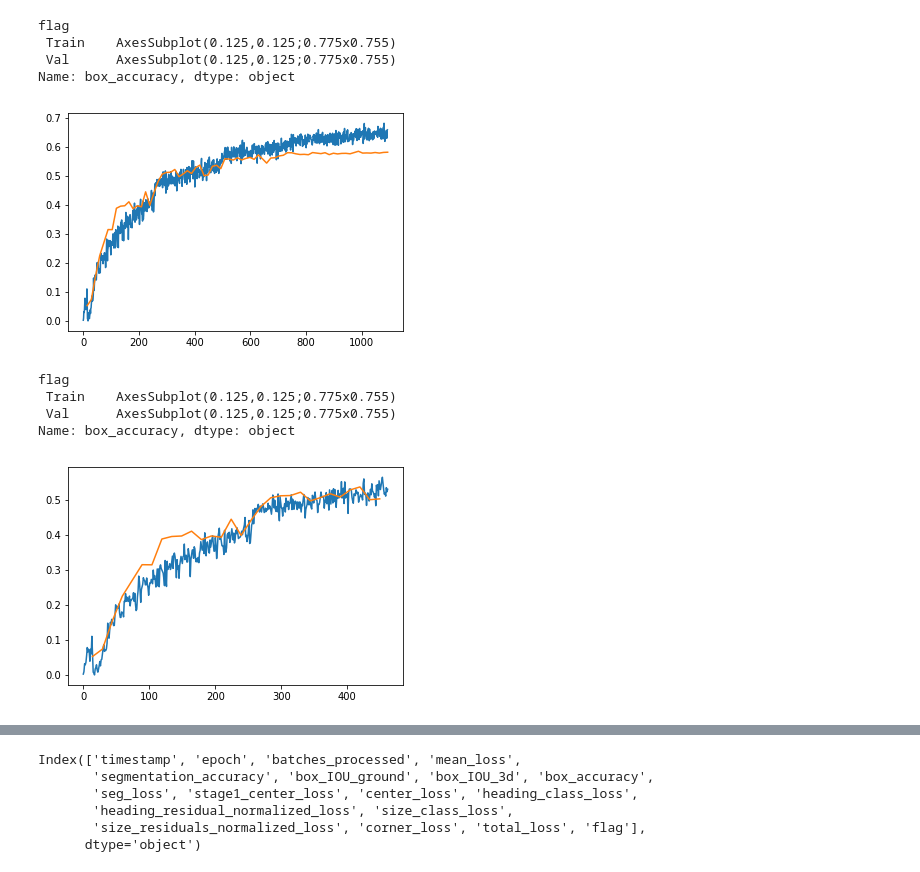
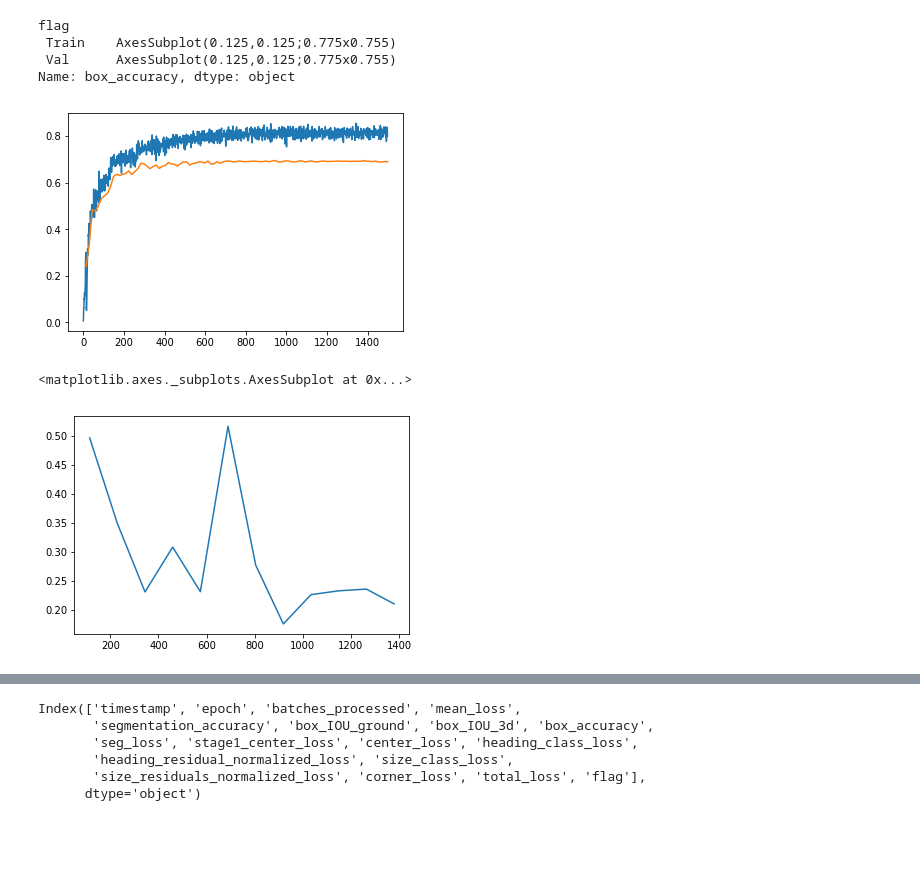
Before and after one commit to aelskhawy/own_adl4cv, a Jupyter notebook: read_logs.ipynb, the cells around one changed output, grey strips where cells are left out. Drawn from its saved outputs; the diff is of its cells as text; code cells hidden in the pictures; blank space fills up the shorter version.

```diff
--- a/read_logs.ipynb
+++ b/read_logs.ipynb
@@ -6,11 +6,14 @@ import matplotlib.pyplot as plt
 # %%
 #filename = './logs/2018-12-17_18-58-39-.log'
 #new_file = './logs/2018-12-17_23-23-09-.log'
-
+#filename = './logs/2019-01-06_19-31-38-.log'
 #filename = './logs/2019-01-12_15-29-29-.log'
 #filename = './logs/2019-01-14_14-09-12-.log' # small num points
 #filename = './logs/2019-01-14_17-55-31-.log' # original num points
-filename = './logs/2019-01-14_23-28-29-.log' # 700 and 350 num points
+#filename = './logs/2019-01-14_23-28-29-.log' # 700 and 350 num points
+#filename = "./logs/2019-01-17_09-11-49-.log"
+#filename = './logs/2019-01-18_08-02-30-.log'
+filename = './logs/2019-01-18_11-42-38-.log'
 # %%
 df = pd.read_csv(filename, sep='|', header=1, skiprows=1)
 df.columns = [str.strip(x) for x in df.columns]
@@ -40,12 +76,9 @@ flag
  Train    AxesSubplot(0.125,0.125;0.775x0.755)
  Val      AxesSubplot(0.125,0.125;0.775x0.755)
 Name: box_accuracy, dtype: object
-[figure, old version]
+[figure, new version]
 # %%
-df.groupby('flag')['box_accuracy'].plot()
+df.groupby(''['corner_loss'].plot()
 # %% [output]
-flag
- Train    AxesSubplot(0.125,0.125;0.775x0.755)
- Val      AxesSubplot(0.125,0.125;0.775x0.755)
-Name: box_accuracy, dtype: object
+<matplotlib.axes._subplots.AxesSubplot at 0x...>
-[figure, old version]
+[figure, new version]
```
Also changed, not shown: parts of 8 cells of this notebook, 3 other files.
